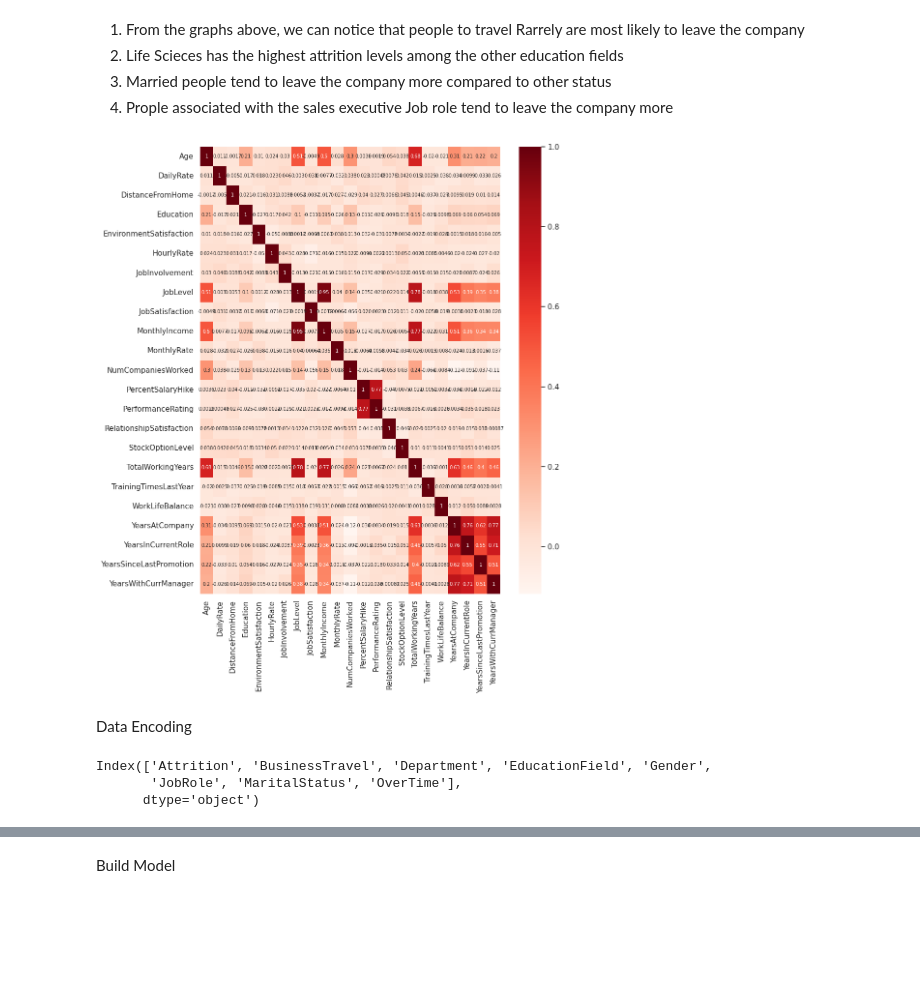
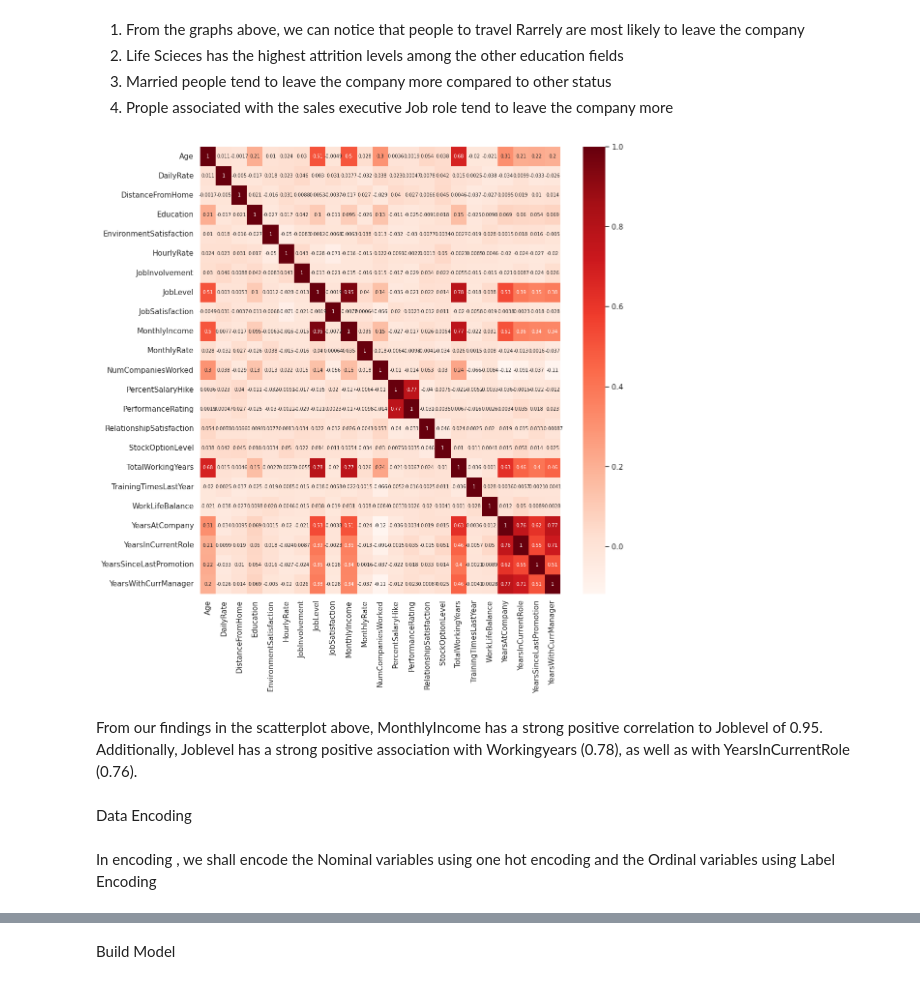
Before and after one commit to Denniskag/Python-Assignment, a Jupyter notebook: Employee_Attrition (1).ipynb, the cells around one changed output, grey strips where cells are left out. Drawn from its saved outputs; the diff is of its cells as text; code cells hidden in the pictures; blank space fills up the shorter version.

```diff
--- a/Employee_Attrition (1).ipynb
+++ b/Employee_Attrition (1).ipynb
@@ -354,18 +392,14 @@ plt.show()
 3. Married people tend to leave the company more compared to other status
 4. Prople associated with the sales executive Job role tend to leave the company more
 # %%
-plt.figure(figsize=(10,12))
+plt.figure(figsize=(12,12))
 sns.heatmap(data.corr(), annot=True, cmap=plt.cm.Reds, annot_kws={"size":7})
 plt.show()
 # %% [output]
-[figure, old version]
+[figure, new version]
+# %% [markdown]
+From our findings in the scatterplot above, MonthlyIncome has a strong positive correlation to Joblevel of 0.95. Additionally, Joblevel has a strong positive association with Workingyears (0.78), as well as with YearsInCurrentRole (0.76).
 # %% [markdown]
 Data Encoding
-# %%
-#Getting columns in dataframe with object datat type
-object_columns = data.select_dtypes(include='object').columns
-object_columns
-# %% [output]
-Index(['Attrition', 'BusinessTravel', 'Department', 'EducationField', 'Gender',
-       'JobRole', 'MaritalStatus', 'OverTime'],
-      dtype='object')
+# %% [markdown]
+In encoding , we shall encode the Nominal variables using one hot encoding and the Ordinal variables using Label Encoding
```
Also changed, not shown: parts of 48 cells of this notebook.
